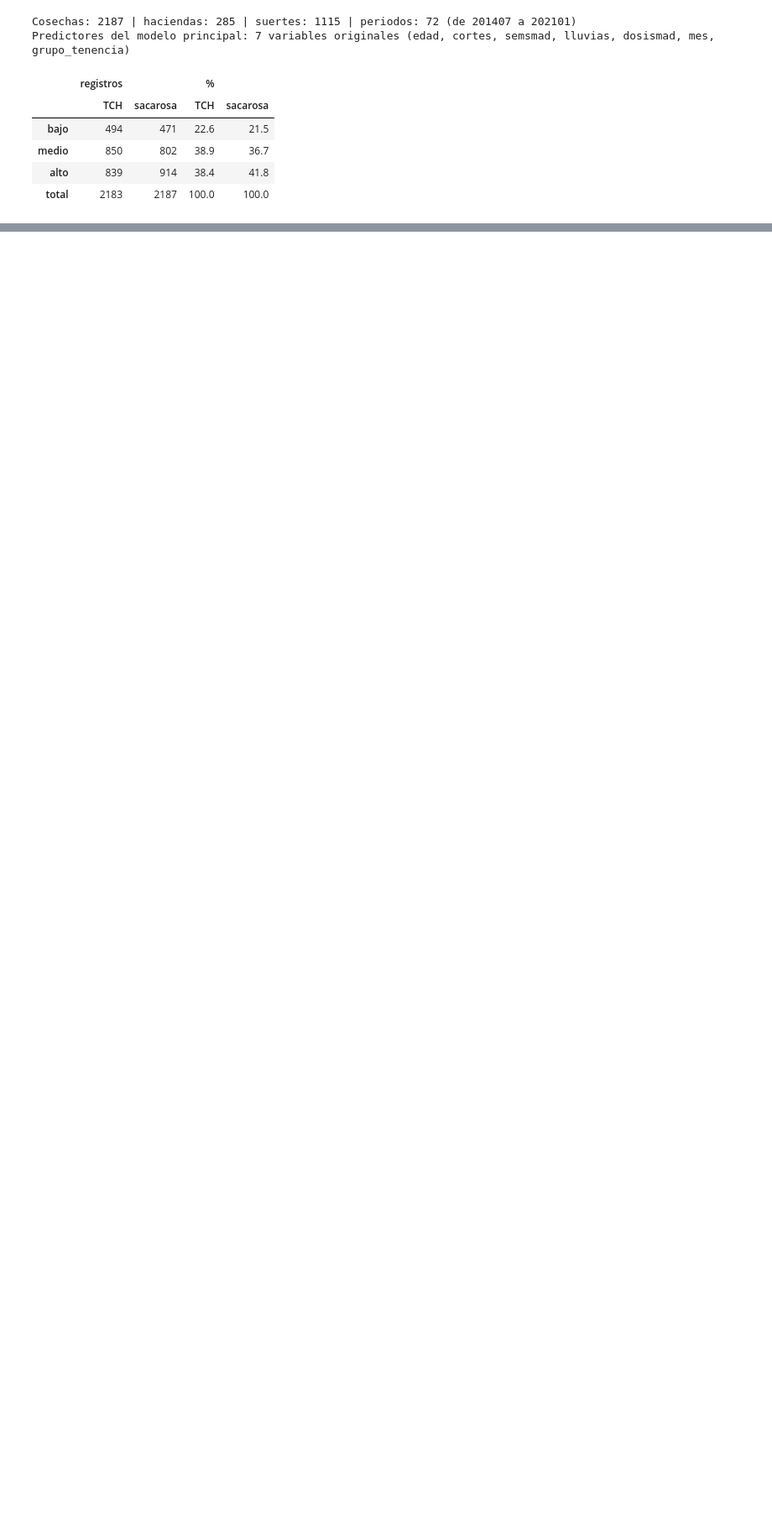
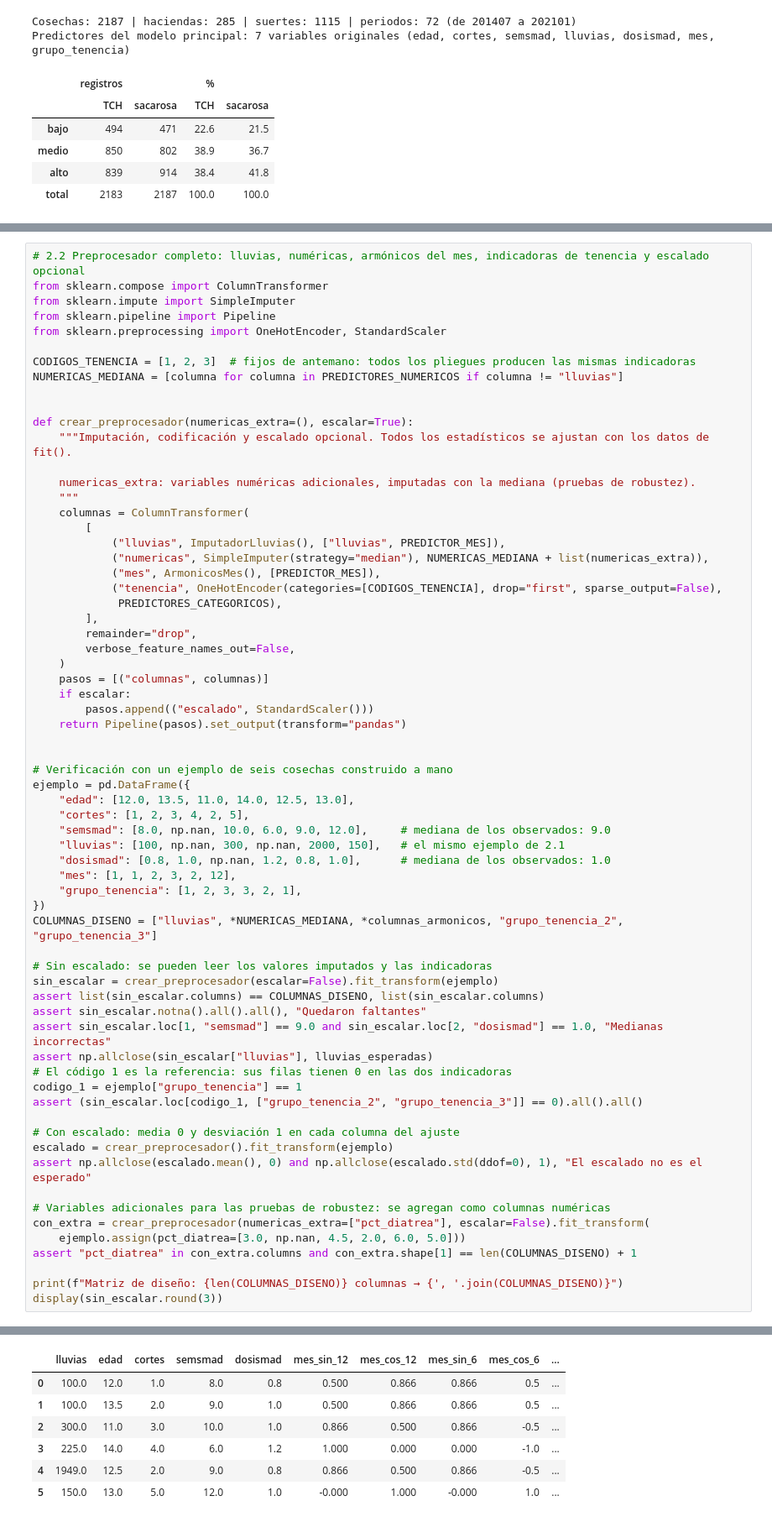
Before and after one commit to juanestebancg2806/sugarcane-yield-quality-prediction, a Jupyter notebook: 03_comparacion_modelos_ipsa.ipynb, the cells around one changed output, grey strips where cells are left out. Shown at 84% size. Saved outputs shown, nothing was run; the diff lists cells and outputs as text; blank space fills up the shorter version.

Commit message:
add pipelines to clf

```diff
--- a/03_comparacion_modelos_ipsa.ipynb
+++ b/03_comparacion_modelos_ipsa.ipynb
@@ -251,0 +393,67 @@ Predictores del modelo principal: 7 variables originales (edad, cortes, semsmad,
+# %%
+# 2.2 Preprocesador completo: lluvias, numéricas, armónicos del mes, indicadoras de tenencia y escalado opcional
+from sklearn.compose import ColumnTransformer
+from sklearn.impute import SimpleImputer
+from sklearn.pipeline import Pipeline
+from sklearn.preprocessing import OneHotEncoder, StandardScaler
+
+CODIGOS_TENENCIA = [1, 2, 3]  # fijos de antemano: todos los pliegues producen las mismas indicadoras
+NUMERICAS_MEDIANA = [columna for columna in PREDICTORES_NUMERICOS if columna != "lluvias"]
+
+
+def crear_preprocesador(numericas_extra=(), escalar=True):
+    """Imputación, codificación y escalado opcional. Todos los estadísticos se ajustan con los datos de fit().
+
+    numericas_extra: variables numéricas adicionales, imputadas con la mediana (pruebas de robustez).
+    """
+    columnas = ColumnTransformer(
+        [
+            ("lluvias", ImputadorLluvias(), ["lluvias", PREDICTOR_MES]),
+            ("numericas", SimpleImputer(strategy="median"), NUMERICAS_MEDIANA + list(numericas_extra)),
+            ("mes", ArmonicosMes(), [PREDICTOR_MES]),
+            ("tenencia", OneHotEncoder(categories=[CODIGOS_TENENCIA], drop="first", sparse_output=False),
+             PREDICTORES_CATEGORICOS),
+        ],
+        remainder="drop",
+        verbose_feature_names_out=False,
+    )
+    pasos = [("columnas", columnas)]
+    if escalar:
+        pasos.append(("escalado", StandardScaler()))
+    return Pipeline(pasos).set_output(transform="pandas")
+
+
+# Verificación con un ejemplo de seis cosechas construido a mano
+ejemplo = pd.DataFrame({
+    "edad": [12.0, 13.5, 11.0, 14.0, 12.5, 13.0],
+    "cortes": [1, 2, 3, 4, 2, 5],
+    "semsmad": [8.0, np.nan, 10.0, 6.0, 9.0, 12.0],     # mediana de los observados: 9.0
+    "lluvias": [100, np.nan, 300, np.nan, 2000, 150],   # el mismo ejemplo de 2.1
+    "dosismad": [0.8, 1.0, np.nan, 1.2, 0.8, 1.0],      # mediana de los observados: 1.0
+    "mes": [1, 1, 2, 3, 2, 12],
+    "grupo_tenencia": [1, 2, 3, 3, 2, 1],
+})
+COLUMNAS_DISENO = ["lluvias", *NUMERICAS_MEDIANA, *columnas_armonicos, "grupo_tenencia_2", "grupo_tenencia_3"]
+
+# Sin escalado: se pueden leer los valores imputados y las indicadoras
+sin_escalar = crear_preprocesador(escalar=False).fit_transform(ejemplo)
+assert list(sin_escalar.columns) == COLUMNAS_DISENO, list(sin_escalar.columns)
+assert sin_escalar.notna().all().all(), "Quedaron faltantes"
+assert sin_escalar.loc[1, "semsmad"] == 9.0 and sin_escalar.loc[2, "dosismad"] == 1.0, "Medianas incorrectas"
+assert np.allclose(sin_escalar["lluvias"], lluvias_esperadas)
+# El código 1 es la referencia: sus filas tienen 0 en las dos indicadoras
+codigo_1 = ejemplo["grupo_tenencia"] == 1
+assert (sin_escalar.loc[codigo_1, ["grupo_tenencia_2", "grupo_tenencia_3"]] == 0).all().all()
+
+# Con escalado: media 0 y desviación 1 en cada columna del ajuste
+escalado = crear_preprocesador().fit_transform(ejemplo)
+assert np.allclose(escalado.mean(), 0) and np.allclose(escalado.std(ddof=0), 1), "El escalado no es el esperado"
+
+# Variables adicionales para las pruebas de robustez: se agregan como columnas numéricas
+con_extra = crear_preprocesador(numericas_extra=["pct_diatrea"], escalar=False).fit_transform(
+    ejemplo.assign(pct_diatrea=[3.0, np.nan, 4.5, 2.0, 6.0, 5.0]))
+assert "pct_diatrea" in con_extra.columns and con_extra.shape[1] == len(COLUMNAS_DISENO) + 1
+
+print(f"Matriz de diseño: {len(COLUMNAS_DISENO)} columnas → {', '.join(COLUMNAS_DISENO)}")
+display(sin_escalar.round(3))
+# %% [output]
@@ -251,0 +461,7 @@ Predictores del modelo principal: 7 variables originales (edad, cortes, semsmad,
+|  | lluvias | edad | cortes | semsmad | dosismad | mes_sin_12 | mes_cos_12 | mes_sin_6 | mes_cos_6 | ... |
+| 0 | 100.0 | 12.0 | 1.0 | 8.0 | 0.8 | 0.500 | 0.866 | 0.866 | 0.5 | ... |
+| 1 | 100.0 | 13.5 | 2.0 | 9.0 | 1.0 | 0.500 | 0.866 | 0.866 | 0.5 | ... |
+| 2 | 300.0 | 11.0 | 3.0 | 10.0 | 1.0 | 0.866 | 0.500 | 0.866 | -0.5 | ... |
+| 3 | 225.0 | 14.0 | 4.0 | 6.0 | 1.2 | 1.000 | 0.000 | 0.000 | -1.0 | ... |
+| 4 | 1949.0 | 12.5 | 2.0 | 9.0 | 0.8 | 0.866 | 0.500 | 0.866 | -0.5 | ... |
+| 5 | 150.0 | 13.0 | 5.0 | 12.0 | 1.0 | -0.000 | 1.000 | -0.000 | 1.0 | ... |
```
Also changed, not shown: parts of 8 cells of this notebook.
